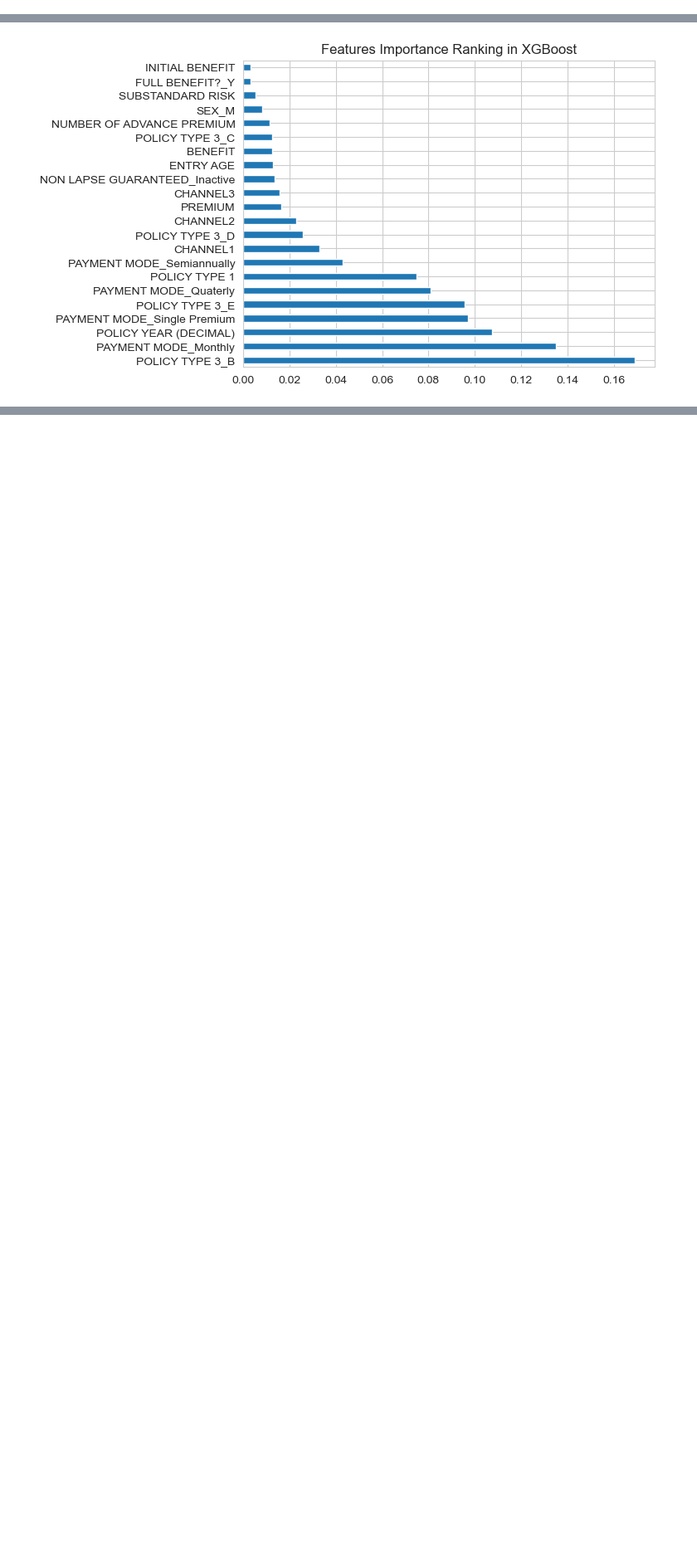
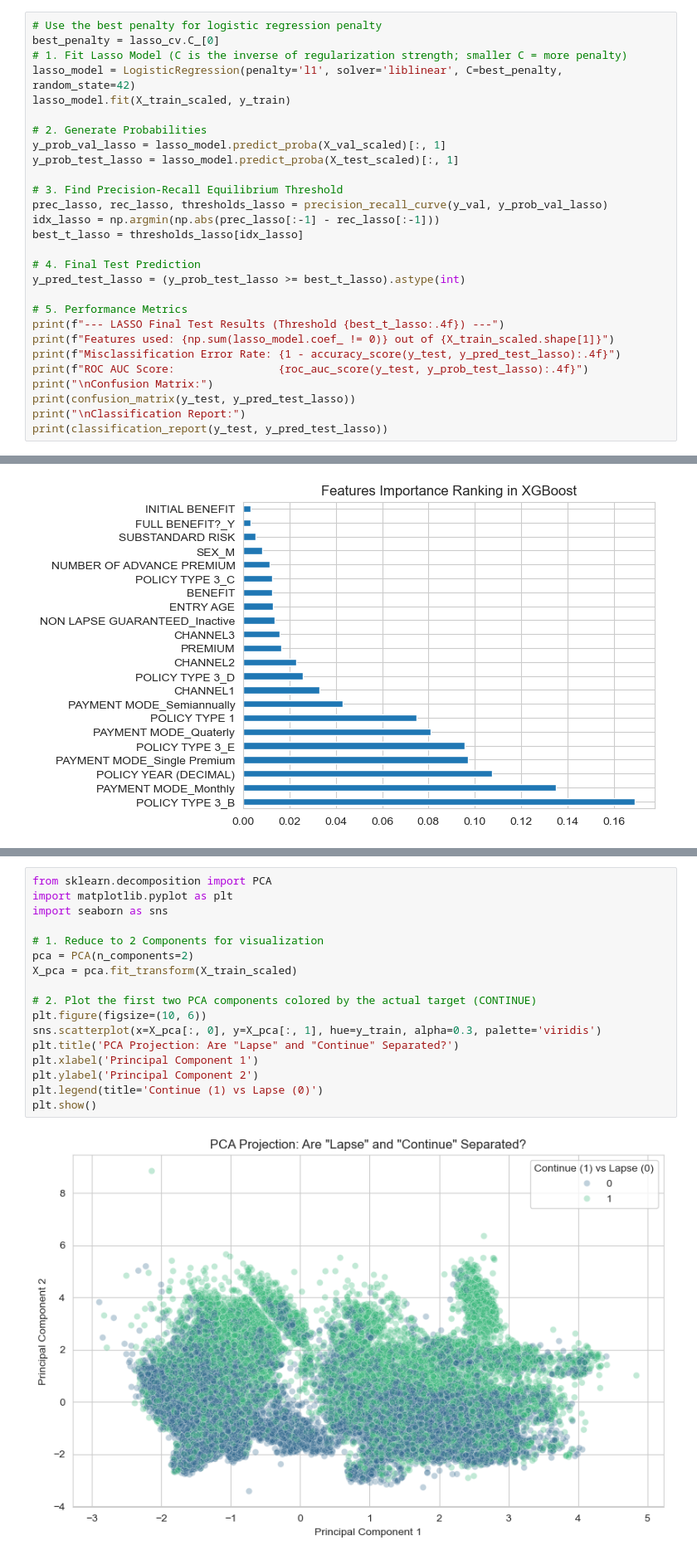
Before and after one commit to henrytansunway/insurance-lapse, a Jupyter notebook: 0. data_analysis_march_11.ipynb, the cells around one changed output, grey strips where cells are left out. Shown at 83% size. Drawn from its saved outputs; the diff is of its cells as text; blank space fills up the shorter version.

```diff
--- a/0. data_analysis_march_11.ipynb
+++ b/0. data_analysis_march_11.ipynb
@@ -668,0 +729,28 @@ In the insurance context, recall rate might be more important than precision rat
+# %%
+# Use the best penalty for logistic regression penalty
+best_penalty = lasso_cv.C_[0]
+# 1. Fit Lasso Model (C is the inverse of regularization strength; smaller C = more penalty)
+lasso_model = LogisticRegression(penalty='l1', solver='liblinear', C=best_penalty, random_state=42)
+lasso_model.fit(X_train_scaled, y_train)
+
+# 2. Generate Probabilities
+y_prob_val_lasso = lasso_model.predict_proba(X_val_scaled)[:, 1]
+y_prob_test_lasso = lasso_model.predict_proba(X_test_scaled)[:, 1]
+
+# 3. Find Precision-Recall Equilibrium Threshold
+prec_lasso, rec_lasso, thresholds_lasso = precision_recall_curve(y_val, y_prob_val_lasso)
+idx_lasso = np.argmin(np.abs(prec_lasso[:-1] - rec_lasso[:-1]))
+best_t_lasso = thresholds_lasso[idx_lasso]
+
+# 4. Final Test Prediction
+y_pred_test_lasso = (y_prob_test_lasso >= best_t_lasso).astype(int)
+
+# 5. Performance Metrics
+print(f"--- LASSO Final Test Results (Threshold {best_t_lasso:.4f}) ---")
+print(f"Features used: {np.sum(lasso_model.coef_ != 0)} out of {X_train_scaled.shape[1]}")
+print(f"Misclassification Error Rate: {1 - accuracy_score(y_test, y_pred_test_lasso):.4f}")
+print(f"ROC AUC Score:                {roc_auc_score(y_test, y_prob_test_lasso):.4f}")
+print("\nConfusion Matrix:")
+print(confusion_matrix(y_test, y_pred_test_lasso))
+print("\nClassification Report:")
+print(classification_report(y_test, y_pred_test_lasso))
@@ -1048,0 +1364,19 @@ plt.show()
+# %%
+from sklearn.decomposition import PCA
+import matplotlib.pyplot as plt
+import seaborn as sns
+
+# 1. Reduce to 2 Components for visualization
+pca = PCA(n_components=2)
+X_pca = pca.fit_transform(X_train_scaled)
+
+# 2. Plot the first two PCA components colored by the actual target (CONTINUE)
+plt.figure(figsize=(10, 6))
+sns.scatterplot(x=X_pca[:, 0], y=X_pca[:, 1], hue=y_train, alpha=0.3, palette='viridis')
+plt.title('PCA Projection: Are "Lapse" and "Continue" Separated?')
+plt.xlabel('Principal Component 1')
+plt.ylabel('Principal Component 2')
+plt.legend(title='Continue (1) vs Lapse (0)')
+plt.show()
+# %% [output]
+[figure, added]
```
Also changed, not shown: parts of 20 cells of this notebook.
